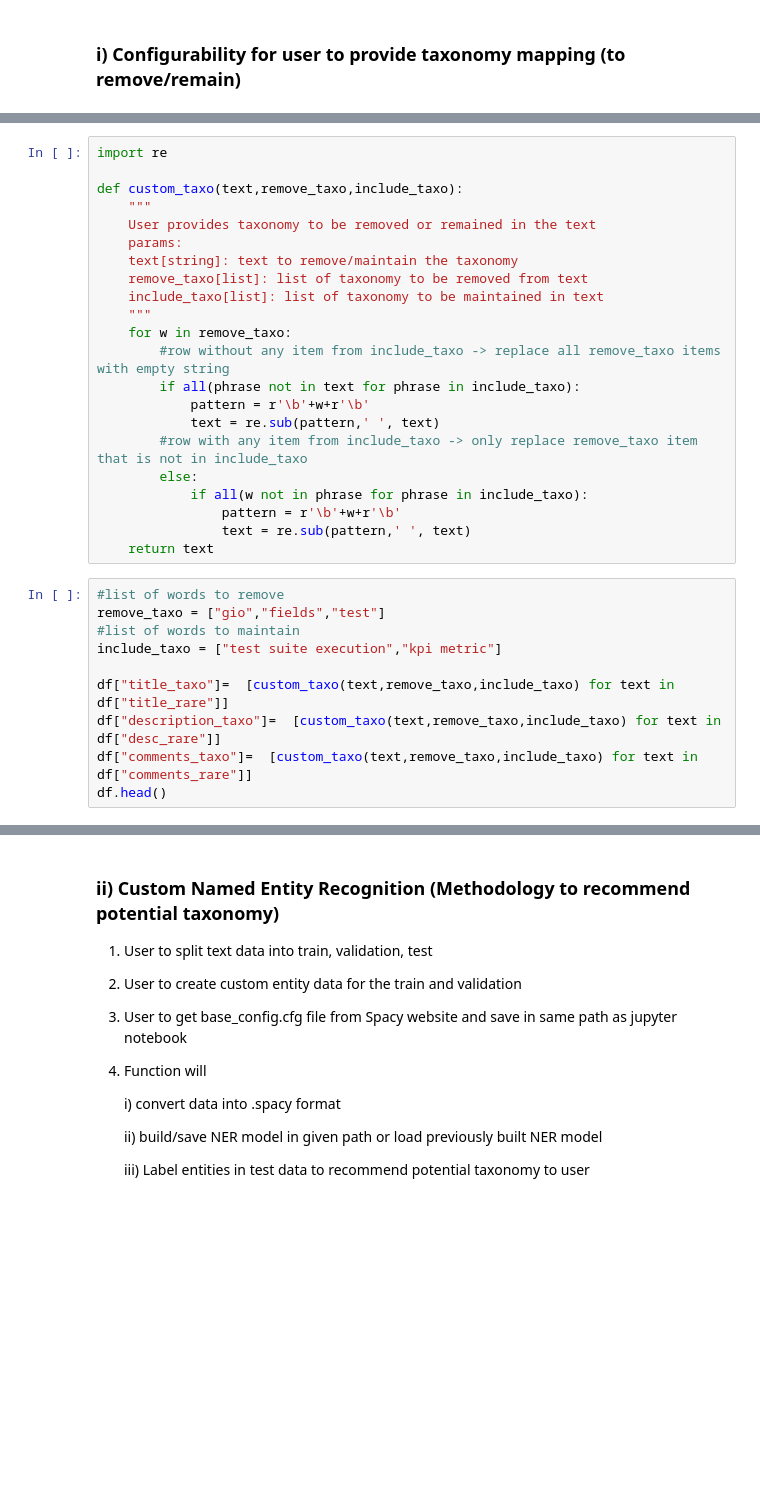
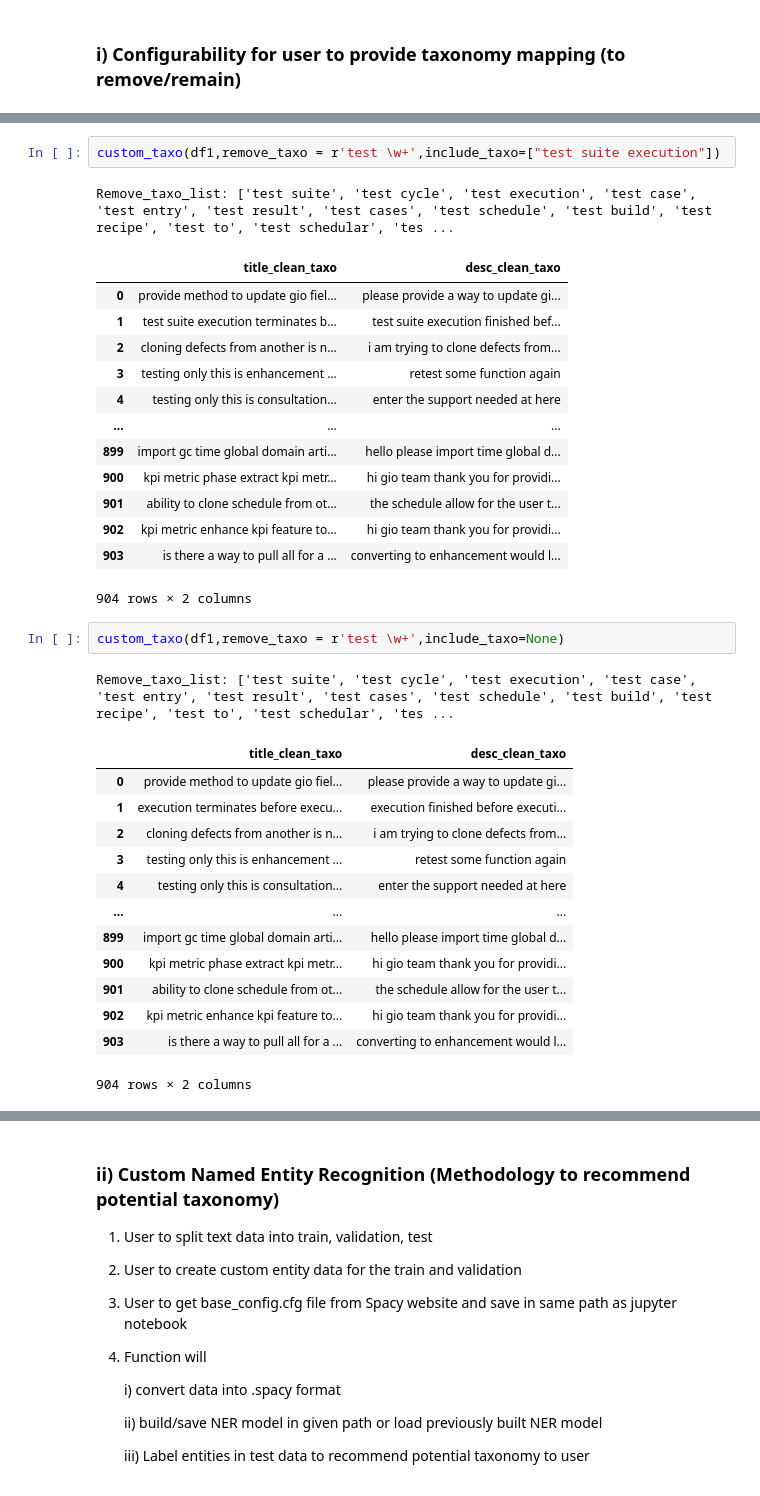
Before and after one commit to NicoleNL/ML-Track, a Jupyter notebook: Similarity_analytics_20210921.ipynb, the cells around one changed output, grey strips where cells are left out. Cells and saved outputs as stored; diff of their text form; blank space fills up the shorter version.

```diff
--- a/Similarity_analytics_20210921.ipynb
+++ b/Similarity_analytics_20210921.ipynb
@@ -814,32 +637,0 @@ df.head()
-# %%
-import re
-
-def custom_taxo(text,remove_taxo,include_taxo):
-    """
-    User provides taxonomy to be removed or remained in the text
-    params:
-    text[string]: text to remove/maintain the taxonomy
-    remove_taxo[list]: list of taxonomy to be removed from text
-    include_taxo[list]: list of taxonomy to be maintained in text
-    """
-    for w in remove_taxo:
-        #row without any item from include_taxo -> replace all remove_taxo items with empty string
-        if all(phrase not in text for phrase in include_taxo):
-            pattern = r'\b'+w+r'\b'
-            text = re.sub(pattern,' ', text)
-        #row with any item from include_taxo -> only replace remove_taxo item that is not in include_taxo
-        else:
-            if all(w not in phrase for phrase in include_taxo):
-                pattern = r'\b'+w+r'\b'
-                text = re.sub(pattern,' ', text)
-    return text
-# %%
-#list of words to remove
-remove_taxo = ["gio","fields","test"]
-#list of words to maintain
-include_taxo = ["test suite execution","kpi metric"]
-
-df["title_taxo"]=  [custom_taxo(text,remove_taxo,include_taxo) for text in df["title_rare"]]
-df["description_taxo"]=  [custom_taxo(text,remove_taxo,include_taxo) for text in df["desc_rare"]]
-df["comments_taxo"]=  [custom_taxo(text,remove_taxo,include_taxo) for text in df["comments_rare"]]
-df.head()
@@ -852,0 +704,34 @@ df.head()
+# %%
+custom_taxo(df1,remove_taxo = r'test \w+',include_taxo=["test suite execution"])
+# %% [output]
+Remove_taxo_list: ['test suite', 'test cycle', 'test execution', 'test case', 'test entry', 'test result', 'test cases', 'test schedule', 'test build', 'test recipe', 'test to', 'test schedular', 'tes ...
+|  | title_clean_taxo | desc_clean_taxo |
+| 0 | provide method to update gio fiel... | please provide a way to update gi... |
+| 1 | test suite execution terminates b... | test suite execution finished bef... |
+| 2 | cloning defects from another is n... | i am trying to clone defects from... |
+| 3 | testing only this is enhancement ... | retest some function again |
+| 4 | testing only this is consultation... | enter the support needed at here |
+| ... | ... | ... |
+| 899 | import gc time global domain arti... | hello please import time global d... |
+| 900 | kpi metric phase extract kpi metr... | hi gio team thank you for providi... |
+| 901 | ability to clone schedule from ot... | the schedule allow for the user t... |
+| 902 | kpi metric enhance kpi feature to... | hi gio team thank you for providi... |
+| 903 | is there a way to pull all for a ... | converting to enhancement would l... |
+904 rows × 2 columns
+# %%
+custom_taxo(df1,remove_taxo = r'test \w+',include_taxo=None)
+# %% [output]
+Remove_taxo_list: ['test suite', 'test cycle', 'test execution', 'test case', 'test entry', 'test result', 'test cases', 'test schedule', 'test build', 'test recipe', 'test to', 'test schedular', 'tes ...
+|  | title_clean_taxo | desc_clean_taxo |
+| 0 | provide method to update gio fiel... | please provide a way to update gi... |
+| 1 | execution terminates before execu... | execution finished before executi... |
+| 2 | cloning defects from another is n... | i am trying to clone defects from... |
+| 3 | testing only this is enhancement ... | retest some function again |
+| 4 | testing only this is consultation... | enter the support needed at here |
+| ... | ... | ... |
+| 899 | import gc time global domain arti... | hello please import time global d... |
+| 900 | kpi metric phase extract kpi metr... | hi gio team thank you for providi... |
+| 901 | ability to clone schedule from ot... | the schedule allow for the user t... |
+| 902 | kpi metric enhance kpi feature to... | hi gio team thank you for providi... |
+| 903 | is there a way to pull all for a ... | converting to enhancement would l... |
+904 rows × 2 columns
```
Also changed, not shown: parts of 81 cells of this notebook, 2 other files.
